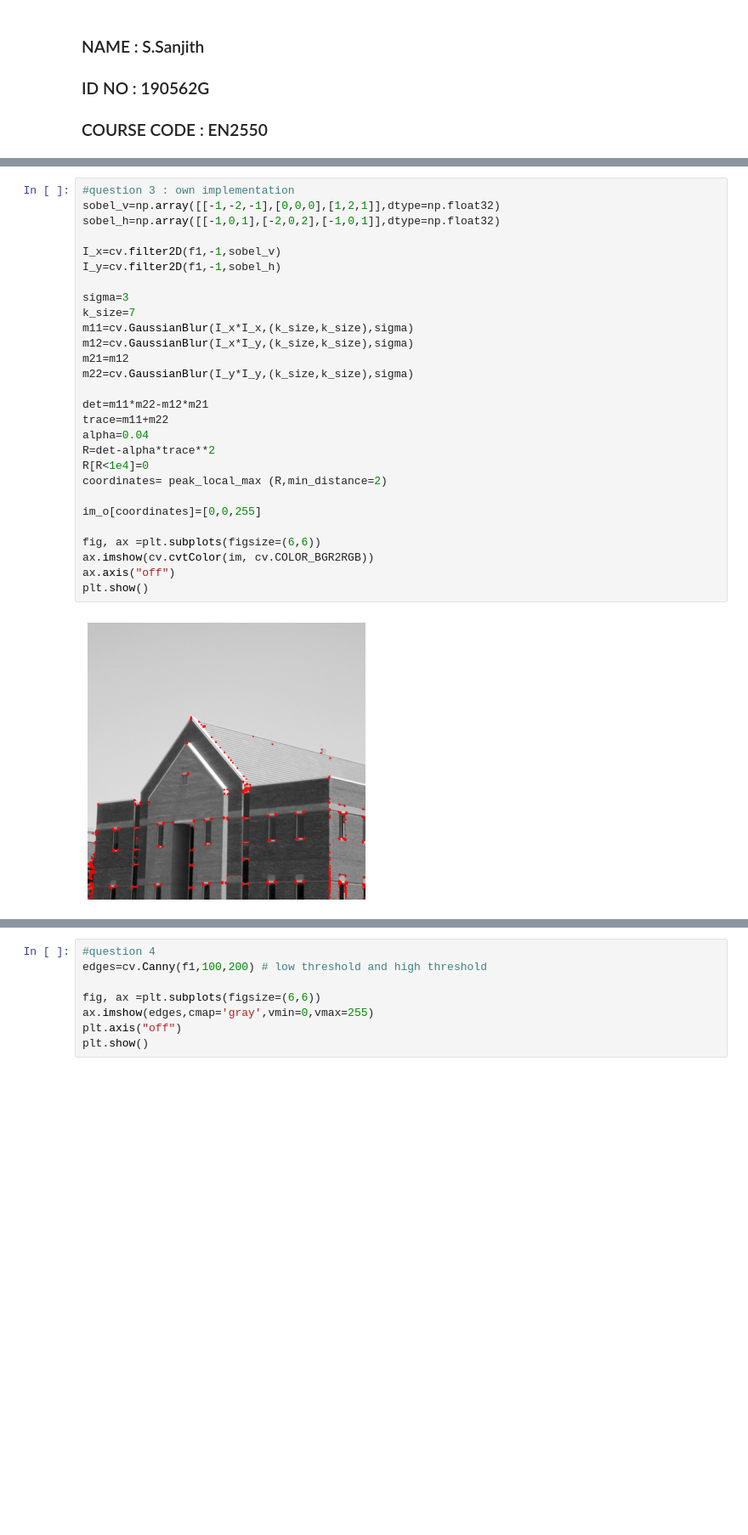
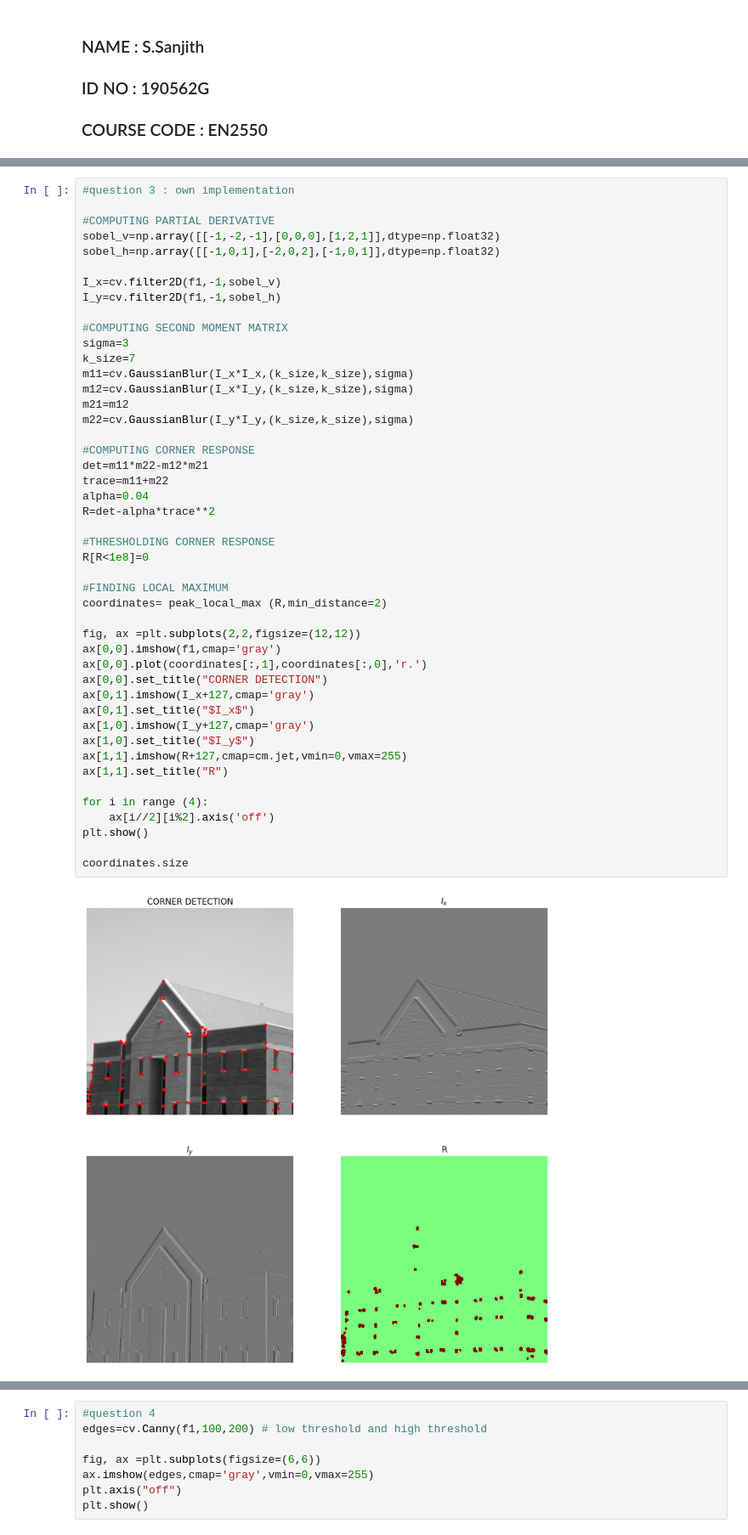
Before and after one commit to sanjith1999/EN2550-Assignments, a Jupyter notebook: Exercises/e4.ipynb, the cells around one changed output, grey strips where cells are left out. Shown at 85% size. Saved outputs shown, nothing was run; the diff lists cells and outputs as text; blank space fills up the shorter version.

```diff
--- a/Exercises/e4.ipynb
+++ b/Exercises/e4.ipynb
@@ -75,30 +73,48 @@ plt.show()
 # %%
 #question 3 : own implementation
+
+#COMPUTING PARTIAL DERIVATIVE
 sobel_v=np.array([[-1,-2,-1],[0,0,0],[1,2,1]],dtype=np.float32)
 sobel_h=np.array([[-1,0,1],[-2,0,2],[-1,0,1]],dtype=np.float32)
 
 I_x=cv.filter2D(f1,-1,sobel_v)
 I_y=cv.filter2D(f1,-1,sobel_h)
 
+#COMPUTING SECOND MOMENT MATRIX
 sigma=3
 k_size=7
 m11=cv.GaussianBlur(I_x*I_x,(k_size,k_size),sigma)
 m12=cv.GaussianBlur(I_x*I_y,(k_size,k_size),sigma)
 m21=m12
 m22=cv.GaussianBlur(I_y*I_y,(k_size,k_size),sigma)
 
+#COMPUTING CORNER RESPONSE
 det=m11*m22-m12*m21
 trace=m11+m22
 alpha=0.04
 R=det-alpha*trace**2
-R[R<1e4]=0
+
+#THRESHOLDING CORNER RESPONSE
+R[R<1e8]=0
+
+#FINDING LOCAL MAXIMUM
 coordinates= peak_local_max (R,min_distance=2)
 
-im_o[coordinates]=[0,0,255]
+fig, ax =plt.subplots(2,2,figsize=(12,12))
+ax[0,0].imshow(f1,cmap='gray')
+ax[0,0].plot(coordinates[:,1],coordinates[:,0],'r.')
+ax[0,0].set_title("CORNER DETECTION")
+ax[0,1].imshow(I_x+127,cmap='gray')
+ax[0,1].set_title("$I_x$")
+ax[1,0].imshow(I_y+127,cmap='gray')
+ax[1,0].set_title("$I_y$")
+ax[1,1].imshow(R+127,cmap=cm.jet,vmin=0,vmax=255)
+ax[1,1].set_title("R")
 
-fig, ax =plt.subplots(figsize=(6,6))
-ax.imshow(cv.cvtColor(im, cv.COLOR_BGR2RGB))
-ax.axis("off")
+for i in range (4):
+    ax[i//2][i%2].axis('off')
 plt.show()
+
+coordinates.size
 # %% [output]
-[figure, old version]
+[figure, new version]
```
Also changed, not shown: parts of 6 cells of this notebook, 12 other files.
